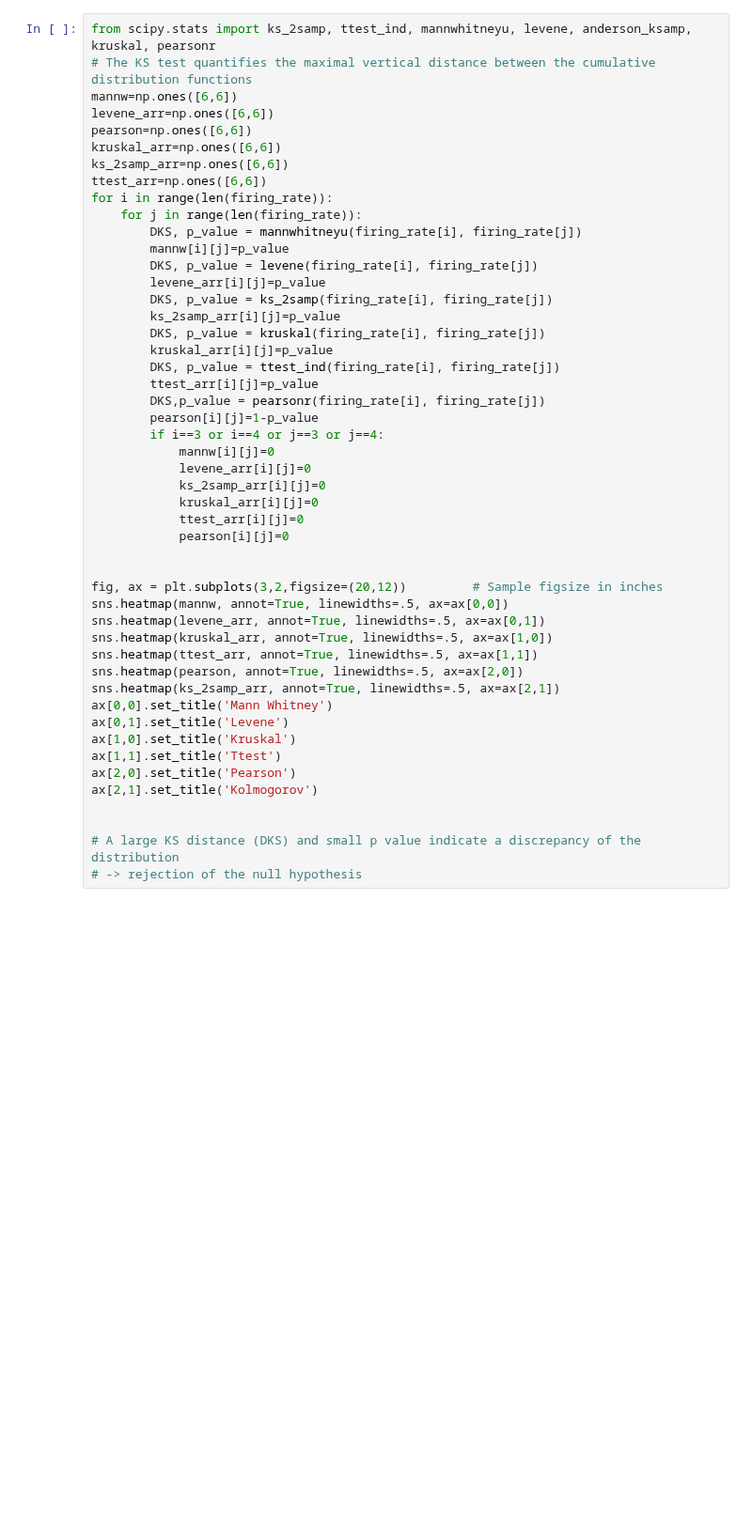
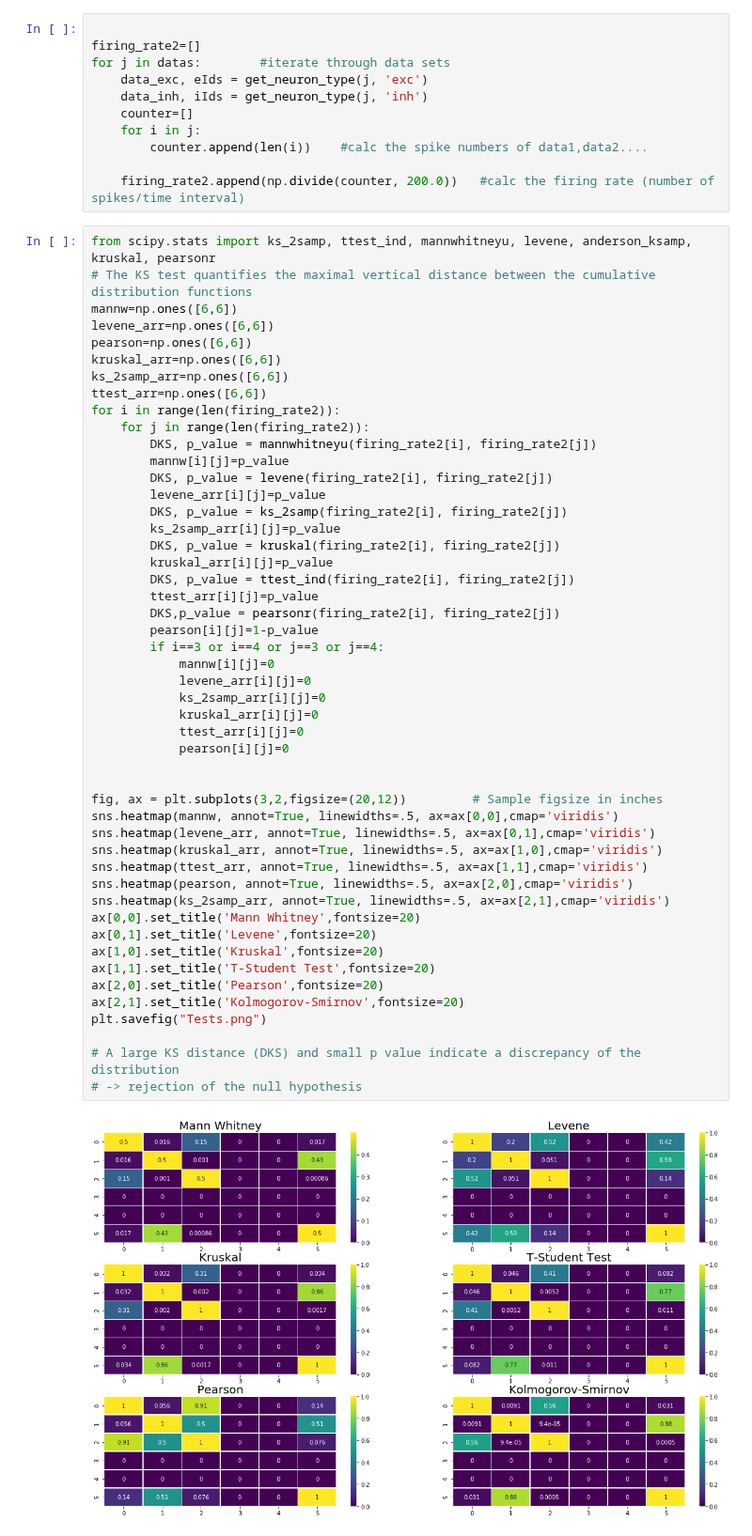
Before and after one commit to Mikkolehtimaki/eitn_model_validation, a Jupyter notebook: Mate_Mohacsi_All.ipynb, the cells around one changed output. Shown at 94% size. Cells and saved outputs as stored; diff of their text form; blank space fills up the shorter version.

```diff
--- a/Mate_Mohacsi_All.ipynb
+++ b/Mate_Mohacsi_All.ipynb
@@ -30,49 +73,62 @@ for j in datas:        #iterate through data sets
+# %%
+
+firing_rate2=[]
+for j in datas:        #iterate through data sets
+    data_exc, eIds = get_neuron_type(j, 'exc')
+    data_inh, iIds = get_neuron_type(j, 'inh')
+    counter=[]
+    for i in j:
+        counter.append(len(i))    #calc the spike numbers of data1,data2....
+
+    firing_rate2.append(np.divide(counter, 200.0))   #calc the firing rate (number of spikes/time interval)
 # %%
 from scipy.stats import ks_2samp, ttest_ind, mannwhitneyu, levene, anderson_ksamp, kruskal, pearsonr
 # The KS test quantifies the maximal vertical distance between the cumulative distribution functions
 mannw=np.ones([6,6])
 levene_arr=np.ones([6,6])
 pearson=np.ones([6,6])
 kruskal_arr=np.ones([6,6])
 ks_2samp_arr=np.ones([6,6])
 ttest_arr=np.ones([6,6])
-for i in range(len(firing_rate)):
-    for j in range(len(firing_rate)):
-        DKS, p_value = mannwhitneyu(firing_rate[i], firing_rate[j])
+for i in range(len(firing_rate2)):
+    for j in range(len(firing_rate2)):
+        DKS, p_value = mannwhitneyu(firing_rate2[i], firing_rate2[j])
         mannw[i][j]=p_value
-        DKS, p_value = levene(firing_rate[i], firing_rate[j])
+        DKS, p_value = levene(firing_rate2[i], firing_rate2[j])
         levene_arr[i][j]=p_value
-        DKS, p_value = ks_2samp(firing_rate[i], firing_rate[j])
+        DKS, p_value = ks_2samp(firing_rate2[i], firing_rate2[j])
         ks_2samp_arr[i][j]=p_value
-        DKS, p_value = kruskal(firing_rate[i], firing_rate[j])
+        DKS, p_value = kruskal(firing_rate2[i], firing_rate2[j])
         kruskal_arr[i][j]=p_value
-        DKS, p_value = ttest_ind(firing_rate[i], firing_rate[j])
+        DKS, p_value = ttest_ind(firing_rate2[i], firing_rate2[j])
         ttest_arr[i][j]=p_value
-        DKS,p_value = pearsonr(firing_rate[i], firing_rate[j])
+        DKS,p_value = pearsonr(firing_rate2[i], firing_rate2[j])
         pearson[i][j]=1-p_value
         if i==3 or i==4 or j==3 or j==4:
             mannw[i][j]=0
             levene_arr[i][j]=0
             ks_2samp_arr[i][j]=0
             kruskal_arr[i][j]=0
             ttest_arr[i][j]=0
             pearson[i][j]=0
 
 
 fig, ax = plt.subplots(3,2,figsize=(20,12))         # Sample figsize in inches
-sns.heatmap(mannw, annot=True, linewidths=.5, ax=ax[0,0])
-sns.heatmap(levene_arr, annot=True, linewidths=.5, ax=ax[0,1])
-sns.heatmap(kruskal_arr, annot=True, linewidths=.5, ax=ax[1,0])
-sns.heatmap(ttest_arr, annot=True, linewidths=.5, ax=ax[1,1])
-sns.heatmap(pearson, annot=True, linewidths=.5, ax=ax[2,0])
-sns.heatmap(ks_2samp_arr, annot=True, linewidths=.5, ax=ax[2,1])
-ax[0,0].set_title('Mann Whitney')
-ax[0,1].set_title('Levene')
-ax[1,0].set_title('Kruskal')
-ax[1,1].set_title('Ttest')
-ax[2,0].set_title('Pearson')
-ax[2,1].set_title('Kolmogorov')
-
+sns.heatmap(mannw, annot=True, linewidths=.5, ax=ax[0,0],cmap='viridis')
+sns.heatmap(levene_arr, annot=True, linewidths=.5, ax=ax[0,1],cmap='viridis')
+sns.heatmap(kruskal_arr, annot=True, linewidths=.5, ax=ax[1,0],cmap='viridis')
+sns.heatmap(ttest_arr, annot=True, linewidths=.5, ax=ax[1,1],cmap='viridis')
+sns.heatmap(pearson, annot=True, linewidths=.5, ax=ax[2,0],cmap='viridis')
+sns.heatmap(ks_2samp_arr, annot=True, linewidths=.5, ax=ax[2,1],cmap='viridis')
+ax[0,0].set_title('Mann Whitney',fontsize=20)
+ax[0,1].set_title('Levene',fontsize=20)
+ax[1,0].set_title('Kruskal',fontsize=20)
+ax[1,1].set_title('T-Student Test',fontsize=20)
+ax[2,0].set_title('Pearson',fontsize=20)
+ax[2,1].set_title('Kolmogorov-Smirnov',fontsize=20)
+plt.savefig("Tests.png")
 
 # A large KS distance (DKS) and small p value indicate a discrepancy of the distribution
 # -> rejection of the null hypothesis
+# %% [output]
+[figure, added]
```
Also changed, not shown: parts of 5 cells of this notebook, 2 other files.
